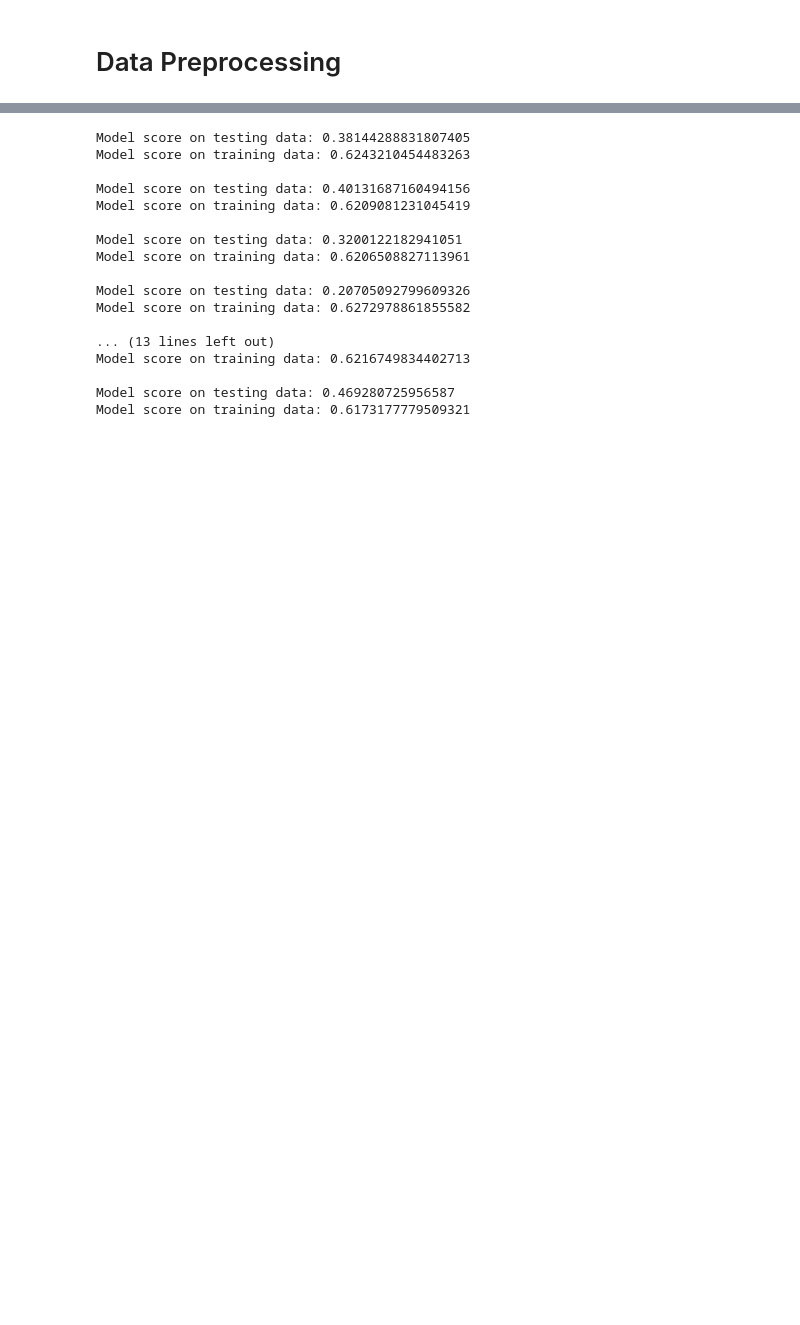
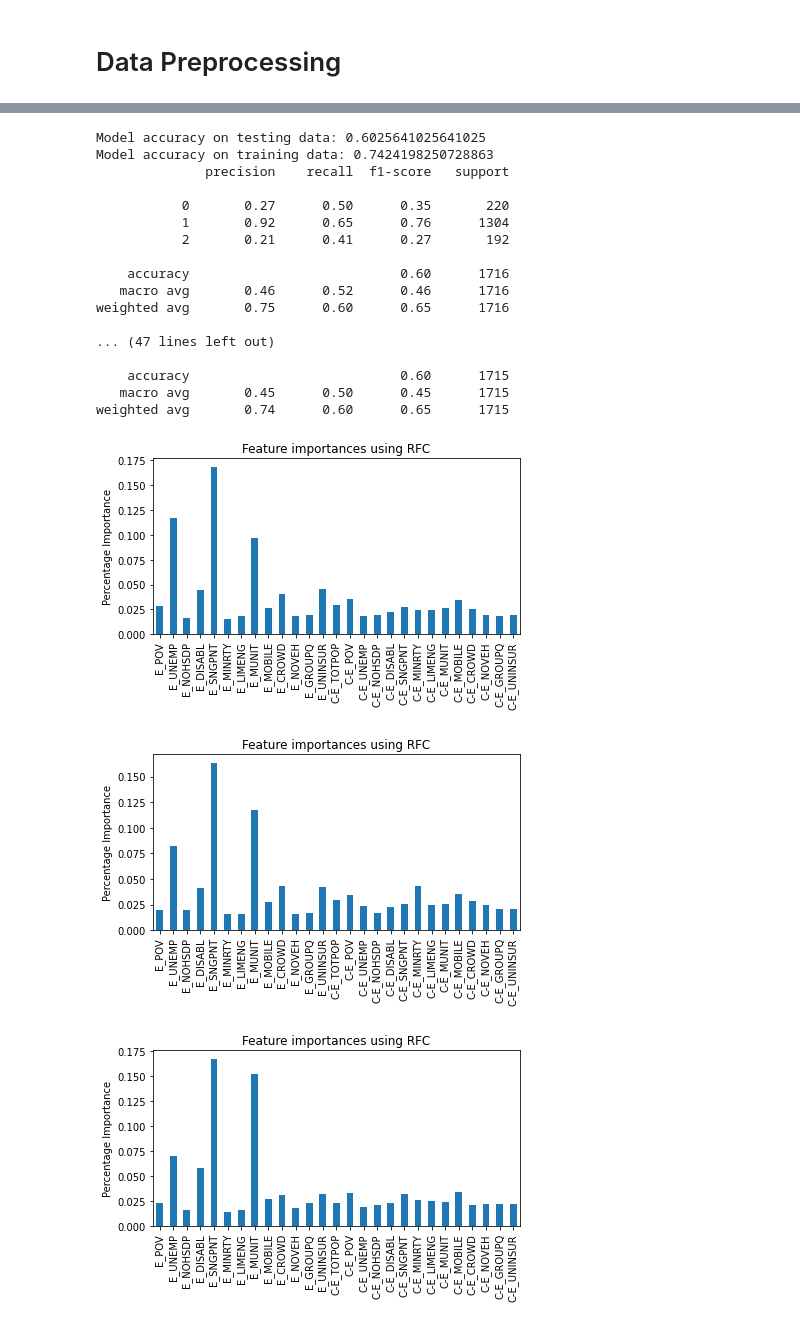
Before and after one commit to alex-keigley/Investigating-SVI-and-Heart-Related-Deaths, a Jupyter notebook: machine-learning.ipynb, the cells around one changed output, grey strips where cells are left out. Saved outputs shown, nothing was run; the diff lists cells and outputs as text; code cells hidden in the pictures; blank space fills up the shorter version.

Commit message:
began random forest implementation

```diff
--- a/machine-learning.ipynb
+++ b/machine-learning.ipynb
@@ -37,7 +41,7 @@ ml_df = pd.read_csv('./data/machine-learning.csv', index_col=0)
 # %%
 # Splitting dataset for predictions
-y = ml_df['C-Deaths']
-X = ml_df.drop(['C-Deaths', 'Deaths'], axis=1)
+y = ml_df['Risk Category']
+X = ml_df.drop(['C-Deaths', 'Deaths', 'Deaths per 100,000 Population', 'C-Deaths per 100,000 Population', 'Risk Category'], axis=1)  # ensure learning is blind to any death values
 # %%
 # Scaling X learning data
 scaler = preprocessing.MinMaxScaler()
@@ -49,34 +65,68 @@ X = pd.DataFrame(d, columns=names)
+# %%
+# Defining learning method
+rfc = RandomForestClassifier(
+    max_depth=9,
+    n_estimators = 1000,
+    max_features = 12,
+    n_jobs = -1
+    )
+
+# Defining oversampling method
+smote = SMOTE(sampling_strategy='not majority')
+
+# Define the learning pipeline
+clf = Pipeline(steps=[('sampling', smote), ('classifier', rfc)])
 # %%
 # Splitting X and y into training datasets
-kf = KFold(n_splits=10, shuffle=True)
-# kf = KFold(n_splits=5,random_state=42,shuffle=True)
+# kf = KFold(n_splits=10, shuffle=True)
+kf = KFold(n_splits=5, shuffle=True)
 for train_index,val_index in kf.split(X):
     X_train,X_test = X.iloc[train_index],X.iloc[val_index],
     y_train,y_test = y.iloc[train_index],y.iloc[val_index]
 
-    regr = linear_model.LinearRegression()
-    regr.fit(X_train, y_train)
+    clf.fit(X_train, y_train)
 
     # testing model for general accuracy
-    print(f'\nModel score on testing data: {regr.score(X_test, y_test)}')
-    print(f'Model score on training data: {regr.score(X_train, y_train)}')
+    print(f'\nModel accuracy on testing data: {clf.score(X_test, y_test)}')
+    print(f'Model accuracy on training data: {clf.score(X_train, y_train)}')
 
-    # coef_graph()
+    # Creating confusion matrix
+    predictions = clf.predict(X_test)
+    cm = confusion_matrix(y_test, predictions)
+
+    # Printing summary of model
+    # recall - correct positives
+    # precision - false positives
+    print(classification_report(y_test, predictions))
+
+    # Displaying feature importances
+    importances = clf[1].feature_importances_
+    forest_importances = pd.Series(importances, index=X.columns)
+
+    fig, ax = plt.subplots()
+    forest_importances.plot.bar(ax=ax)
+    ax.set_title("Feature importances using RFC")
+    ax.set_ylabel("Percentage Importance")
+    fig.tight_layout()
+    fig
 # %% [output]
-Model score on testing data: 0.38144288831807405
-Model score on training data: 0.6243210454483263
+Model accuracy on testing data: 0.6025641025641025
+Model accuracy on training data: 0.7424198250728863
+              precision    recall  f1-score   support
 
-Model score on testing data: 0.40131687160494156
-Model score on training data: 0.6209081231045419
+           0       0.27      0.50      0.35       220
+           1       0.92      0.65      0.76      1304
+           2       0.21      0.41      0.27       192
 
-Model score on testing data: 0.3200122182941051
-Model score on training data: 0.6206508827113961
+    accuracy                           0.60      1716
+   macro avg       0.46      0.52      0.46      1716
+weighted avg       0.75      0.60      0.65      1716
 
-Model score on testing data: 0.20705092799609326
-Model score on training data: 0.6272978861855582
+... (47 lines left out)
 
-... (13 lines left out)
-Model score on training data: 0.6216749834402713
-
-Model score on testing data: 0.469280725956587
-Model score on training data: 0.6173177779509321
+    accuracy                           0.60      1715
+   macro avg       0.45      0.50      0.45      1715
+weighted avg       0.74      0.60      0.65      1715
+[figure, added]
+[figure, added]
+[figure, added]
```
Also changed, not shown: parts of 5 cells of this notebook.
